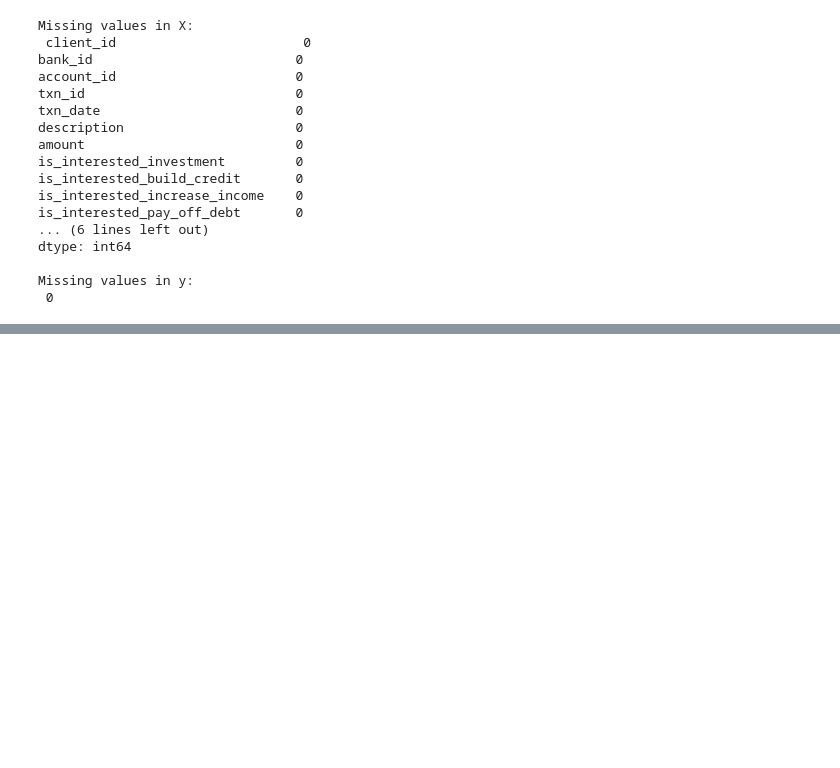
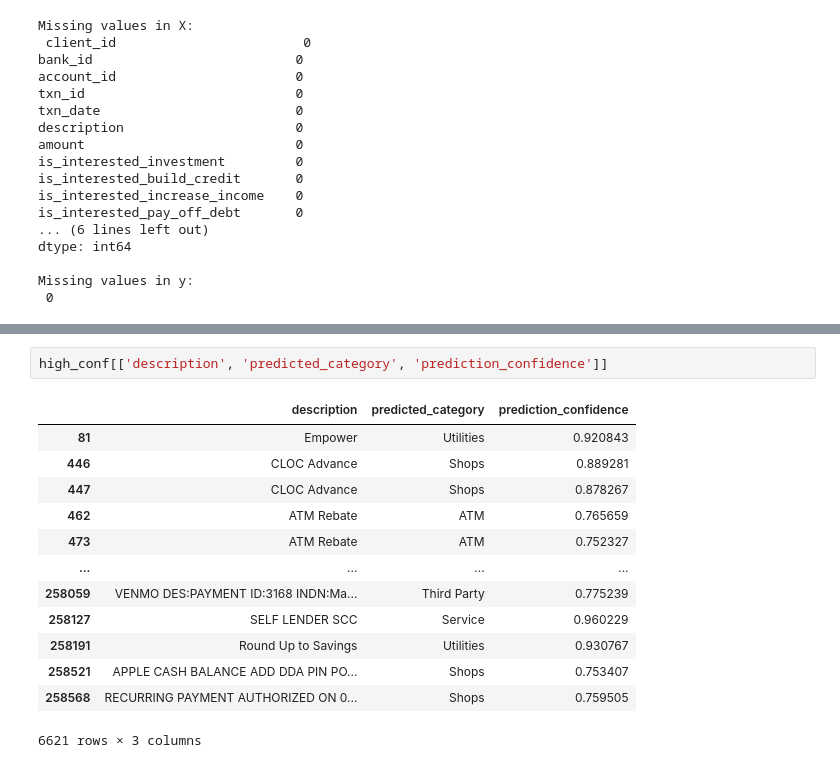
Before and after one commit to atiqrazak/machine-learning-scientist, a Jupyter notebook: machine_learning_code.ipynb, the cells around one changed output, grey strips where cells are left out. Cells and saved outputs as stored; diff of their text form; blank space fills up the shorter version.

```diff
--- a/machine_learning_code.ipynb
+++ b/machine_learning_code.ipynb
@@ -465,0 +472,16 @@ ValueError: At least one label specified must be in y_true
+# %%
+high_conf[['description', 'predicted_category', 'prediction_confidence']]
+# %% [output]
+|  | description | predicted_category | prediction_confidence |
+| 81 | Empower | Utilities | 0.920843 |
+| 446 | CLOC Advance | Shops | 0.889281 |
+| 447 | CLOC Advance | Shops | 0.878267 |
+| 462 | ATM Rebate | ATM | 0.765659 |
+| 473 | ATM Rebate | ATM | 0.752327 |
+| ... | ... | ... | ... |
+| 258059 | VENMO DES:PAYMENT ID:3168 INDN:Ma... | Third Party | 0.775239 |
+| 258127 | SELF LENDER SCC | Service | 0.960229 |
+| 258191 | Round Up to Savings | Utilities | 0.930767 |
+| 258521 | APPLE CASH BALANCE ADD DDA PIN PO... | Shops | 0.753407 |
+| 258568 | RECURRING PAYMENT AUTHORIZED ON 0... | Shops | 0.759505 |
+6621 rows × 3 columns
```
Also changed, not shown: parts of 12 cells of this notebook.
